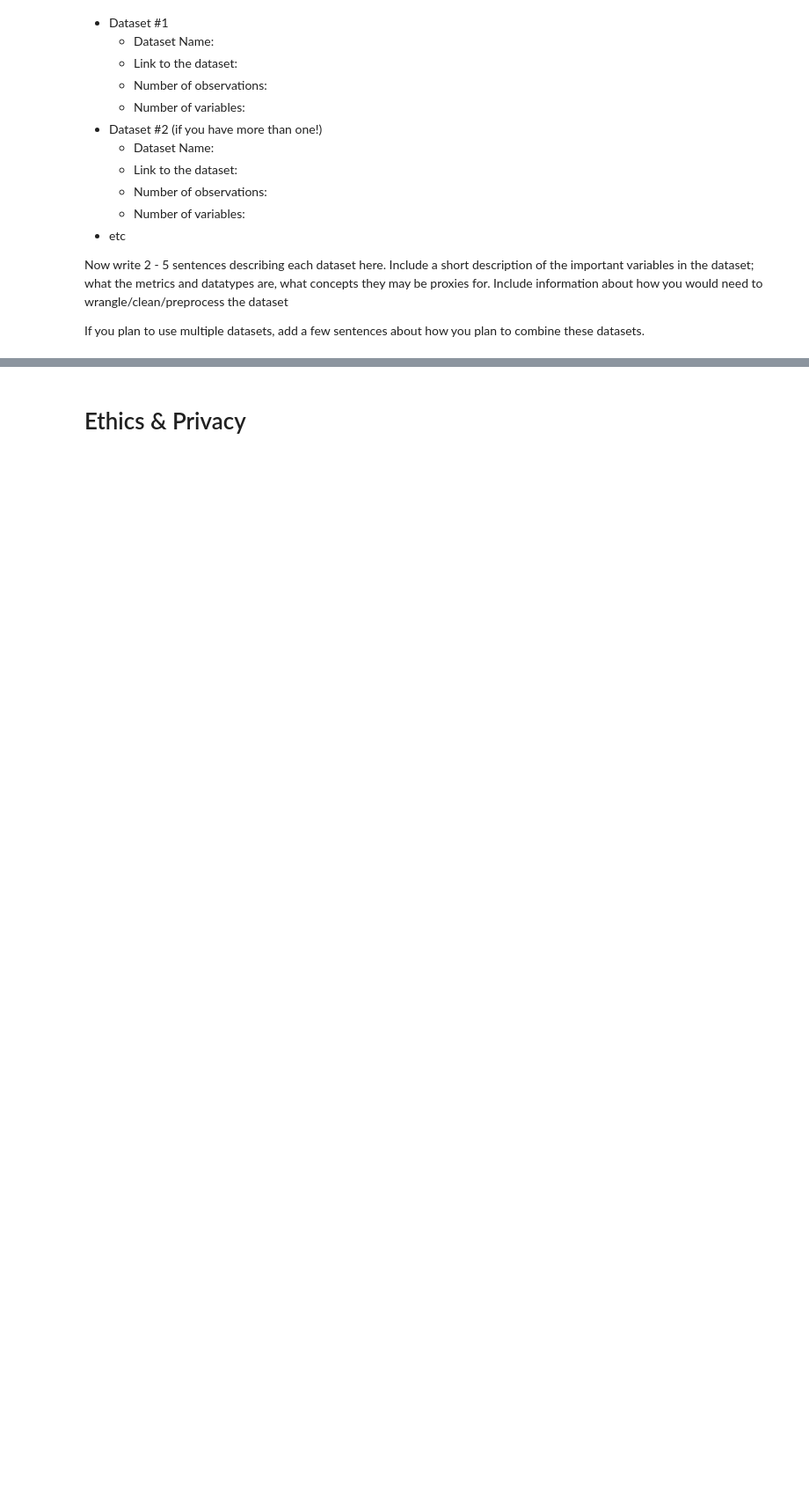
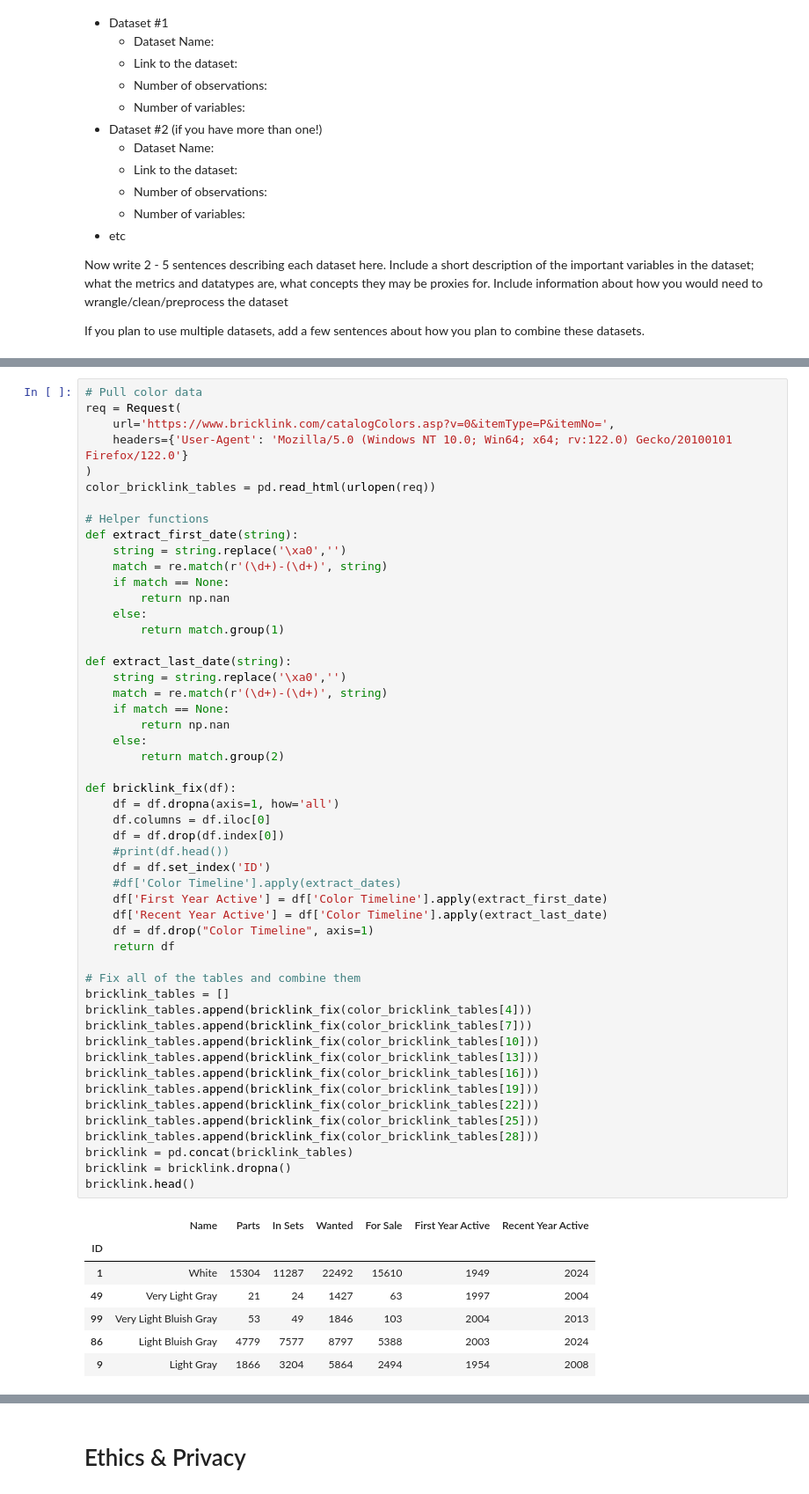
Before and after one commit to COGS108/Group015_WI24, a Jupyter notebook: DataCheckpoint_Group015_WI24.ipynb, the cells around one changed output, grey strips where cells are left out. Shown at 88% size. Saved outputs shown, nothing was run; the diff lists cells and outputs as text; blank space fills up the shorter version.

```diff
--- a/DataCheckpoint_Group015_WI24.ipynb
+++ b/DataCheckpoint_Group015_WI24.ipynb
@@ -82,0 +85,59 @@ If you plan to use multiple datasets, add a few sentences about how you plan to
+# %%
+# Pull color data
+req = Request(
+    url='https://www.bricklink.com/catalogColors.asp?v=0&itemType=P&itemNo=',
+    headers={'User-Agent': 'Mozilla/5.0 (Windows NT 10.0; Win64; x64; rv:122.0) Gecko/20100101 Firefox/122.0'}
+)
+color_bricklink_tables = pd.read_html(urlopen(req))
+
+# Helper functions
+def extract_first_date(string):
+    string = string.replace('\xa0','')
+    match = re.match(r'(\d+)-(\d+)', string)
+    if match == None:
+        return np.nan
+    else:
+        return match.group(1)
+
+def extract_last_date(string):
+    string = string.replace('\xa0','')
+    match = re.match(r'(\d+)-(\d+)', string)
+    if match == None:
+        return np.nan
+    else:
+        return match.group(2)
+
+def bricklink_fix(df):
+    df = df.dropna(axis=1, how='all')
+    df.columns = df.iloc[0]
+    df = df.drop(df.index[0])
+    #print(df.head())
+    df = df.set_index('ID')
+    #df['Color Timeline'].apply(extract_dates)
+    df['First Year Active'] = df['Color Timeline'].apply(extract_first_date)
+    df['Recent Year Active'] = df['Color Timeline'].apply(extract_last_date)
+    df = df.drop("Color Timeline", axis=1)
+    return df
+
+# Fix all of the tables and combine them
+bricklink_tables = []
+bricklink_tables.append(bricklink_fix(color_bricklink_tables[4]))
+bricklink_tables.append(bricklink_fix(color_bricklink_tables[7]))
+bricklink_tables.append(bricklink_fix(color_bricklink_tables[10]))
+bricklink_tables.append(bricklink_fix(color_bricklink_tables[13]))
+bricklink_tables.append(bricklink_fix(color_bricklink_tables[16]))
+bricklink_tables.append(bricklink_fix(color_bricklink_tables[19]))
+bricklink_tables.append(bricklink_fix(color_bricklink_tables[22]))
+bricklink_tables.append(bricklink_fix(color_bricklink_tables[25]))
+bricklink_tables.append(bricklink_fix(color_bricklink_tables[28]))
+bricklink = pd.concat(bricklink_tables)
+bricklink = bricklink.dropna()
+bricklink.head()
+# %% [output]
+|  | Name | Parts | In Sets | Wanted | For Sale | First Year Active | Recent Year Active |
+| ID |  |  |  |  |  |  |  |
+| 1 | White | 15304 | 11287 | 22492 | 15610 | 1949 | 2024 |
+| 49 | Very Light Gray | 21 | 24 | 1427 | 63 | 1997 | 2004 |
+| 99 | Very Light Bluish Gray | 53 | 49 | 1846 | 103 | 2004 | 2013 |
+| 86 | Light Bluish Gray | 4779 | 7577 | 8797 | 5388 | 2003 | 2024 |
+| 9 | Light Gray | 1866 | 3204 | 5864 | 2494 | 1954 | 2008 |
```
Also changed, not shown: parts of 15 cells of this notebook.
